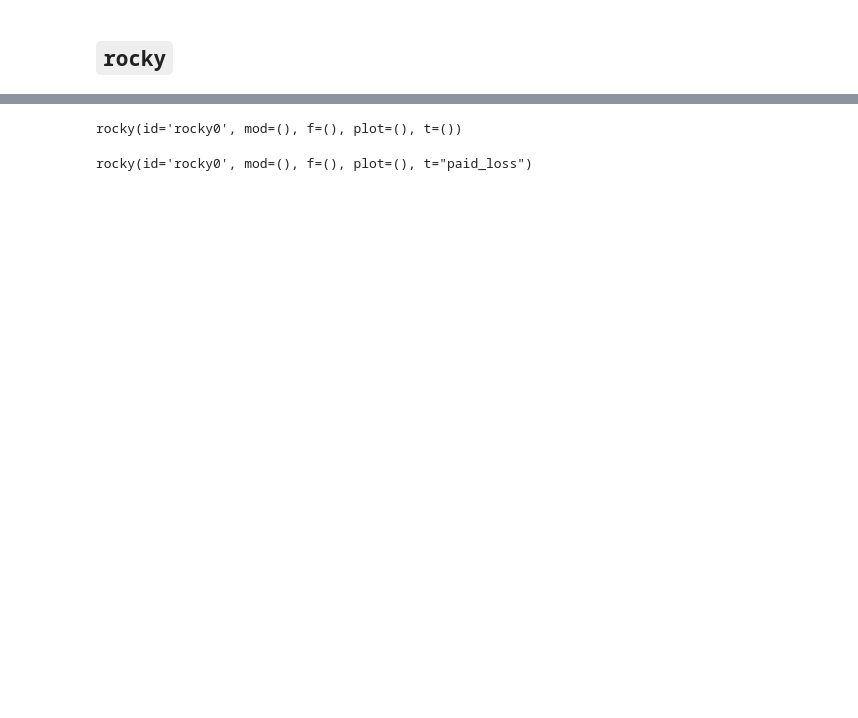
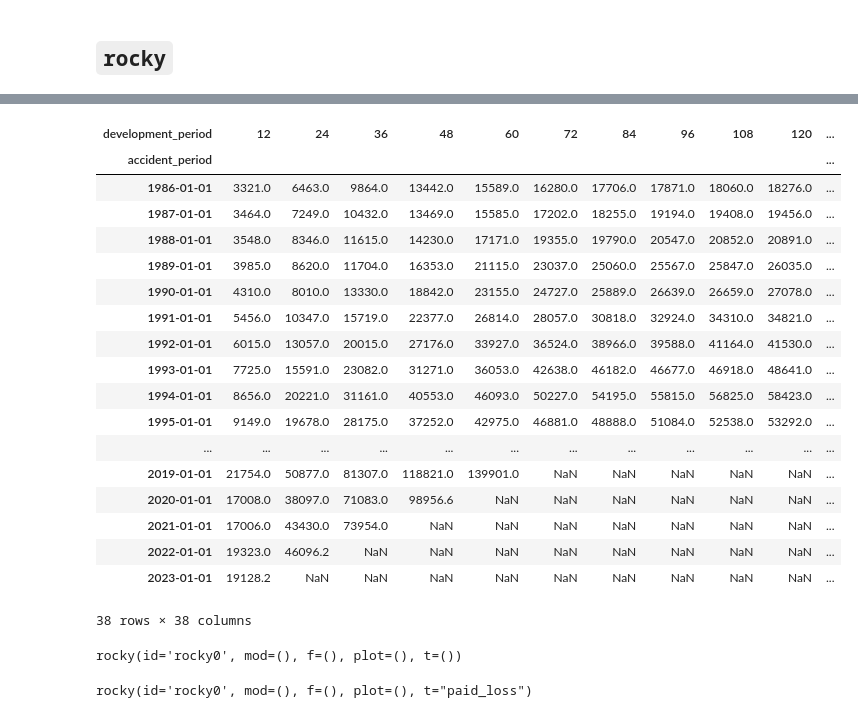
Before and after one commit to rocky-reserving/rocky, a Jupyter notebook: rocky-app/ROCKY Demo.ipynb, the cells around one changed output, grey strips where cells are left out. Drawn from its saved outputs; the diff is of its cells as text; code cells hidden in the pictures; blank space fills up the shorter version.

```diff
--- a/rocky-app/ROCKY Demo.ipynb
+++ b/rocky-app/ROCKY Demo.ipynb
@@ -11,0 +17,22 @@ import numpy as np
+# %%
+# Create a Rocky object
+rky = rocky()
+
+# add triangle
+rocky_inputs_file = r"O:\PARM\Individual folders\A Weaver\Reserving\rocky\rocky-inputs.xlsx"
+rky.FromExcel(filename=rocky_inputs_file, sheet_name='triangle', id='loss')
+
+# add model
+rky.AddModel('icrfs', model_class='loglinear', tri=rky.loss, cal=False)
+
+# set hyperparameters
+rky.icrfs.SetHyperparameters(alpha=0.2, l1_ratio=0.45)
+
+# fit model
+rky.icrfs.Fit()
+
+# basic heteroscadasticity adjustment
+rky.icrfs.BasicHeteroAdjustment()
+
+# re-fit model
+rky.icrfs.Fit()
@@ -12,3 +124,25 @@ import numpy as np
+# %%
+rky.loss.df
+# %% [output]
+| development_period | 12 | 24 | 36 | 48 | 60 | 72 | 84 | 96 | 108 | 120 | ... |
+| accident_period |  |  |  |  |  |  |  |  |  |  | ... |
+| 1986-01-01 | 3321.0 | 6463.0 | 9864.0 | 13442.0 | 15589.0 | 16280.0 | 17706.0 | 17871.0 | 18060.0 | 18276.0 | ... |
+| 1987-01-01 | 3464.0 | 7249.0 | 10432.0 | 13469.0 | 15585.0 | 17202.0 | 18255.0 | 19194.0 | 19408.0 | 19456.0 | ... |
+| 1988-01-01 | 3548.0 | 8346.0 | 11615.0 | 14230.0 | 17171.0 | 19355.0 | 19790.0 | 20547.0 | 20852.0 | 20891.0 | ... |
+| 1989-01-01 | 3985.0 | 8620.0 | 11704.0 | 16353.0 | 21115.0 | 23037.0 | 25060.0 | 25567.0 | 25847.0 | 26035.0 | ... |
+| 1990-01-01 | 4310.0 | 8010.0 | 13330.0 | 18842.0 | 23155.0 | 24727.0 | 25889.0 | 26639.0 | 26659.0 | 27078.0 | ... |
+| 1991-01-01 | 5456.0 | 10347.0 | 15719.0 | 22377.0 | 26814.0 | 28057.0 | 30818.0 | 32924.0 | 34310.0 | 34821.0 | ... |
+| 1992-01-01 | 6015.0 | 13057.0 | 20015.0 | 27176.0 | 33927.0 | 36524.0 | 38966.0 | 39588.0 | 41164.0 | 41530.0 | ... |
+| 1993-01-01 | 7725.0 | 15591.0 | 23082.0 | 31271.0 | 36053.0 | 42638.0 | 46182.0 | 46677.0 | 46918.0 | 48641.0 | ... |
+| 1994-01-01 | 8656.0 | 20221.0 | 31161.0 | 40553.0 | 46093.0 | 50227.0 | 54195.0 | 55815.0 | 56825.0 | 58423.0 | ... |
+| 1995-01-01 | 9149.0 | 19678.0 | 28175.0 | 37252.0 | 42975.0 | 46881.0 | 48888.0 | 51084.0 | 52538.0 | 53292.0 | ... |
+| ... | ... | ... | ... | ... | ... | ... | ... | ... | ... | ... | ... |
+| 2019-01-01 | 21754.0 | 50877.0 | 81307.0 | 118821.0 | 139901.0 | NaN | NaN | NaN | NaN | NaN | ... |
+| 2020-01-01 | 17008.0 | 38097.0 | 71083.0 | 98956.6 | NaN | NaN | NaN | NaN | NaN | NaN | ... |
+| 2021-01-01 | 17006.0 | 43430.0 | 73954.0 | NaN | NaN | NaN | NaN | NaN | NaN | NaN | ... |
+| 2022-01-01 | 19323.0 | 46096.2 | NaN | NaN | NaN | NaN | NaN | NaN | NaN | NaN | ... |
+| 2023-01-01 | 19128.2 | NaN | NaN | NaN | NaN | NaN | NaN | NaN | NaN | NaN | ... |
+38 rows × 38 columns
 # %%
 # creat a new rocky object
 r = rocky()
```
Also changed, not shown: parts of 14 cells of this notebook, 1 other file.
